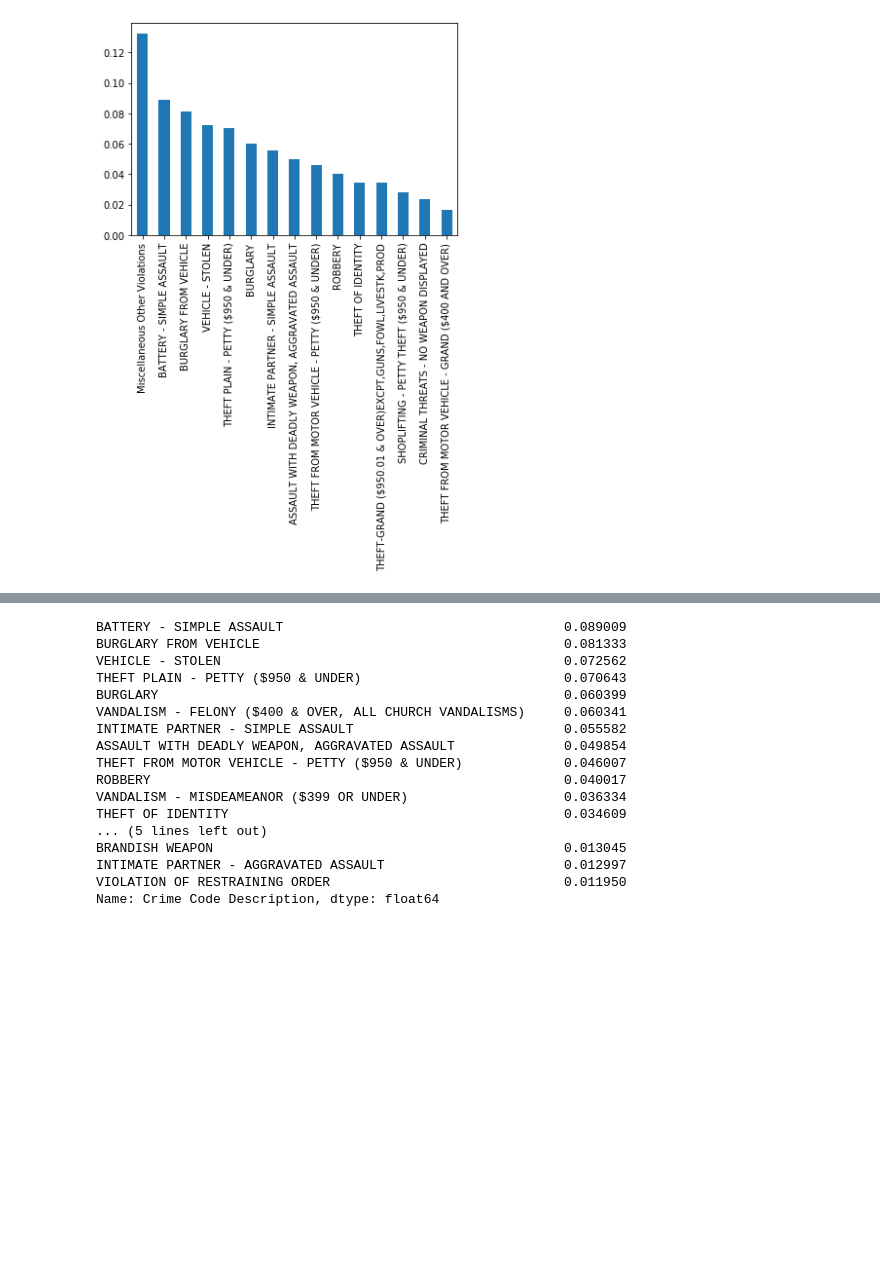
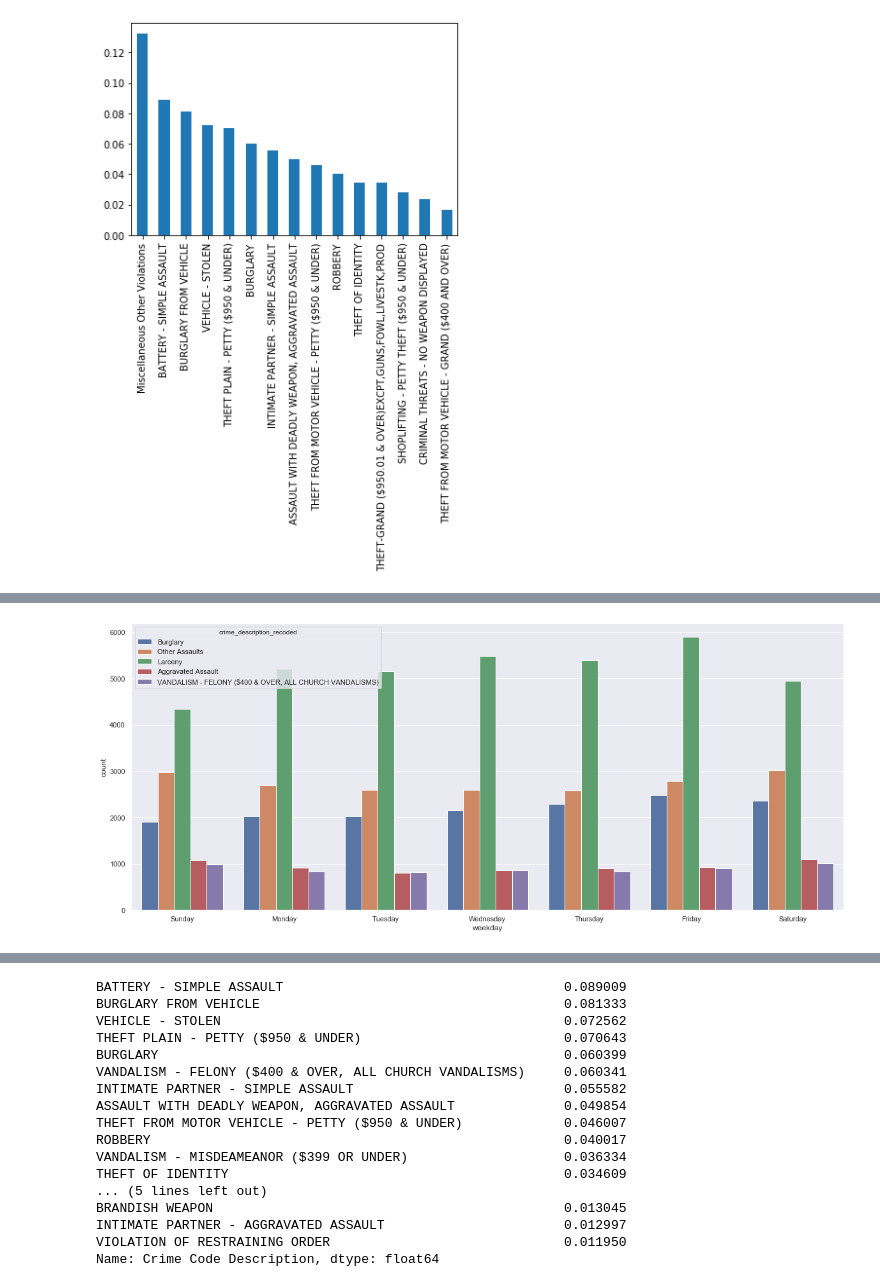
Before and after one commit to abreulastra/crime_analysis, a Jupyter notebook: crime_patterns_LA.ipynb, the cells around one changed output, grey strips where cells are left out. Drawn from its saved outputs; the diff is of its cells as text; code cells hidden in the pictures; blank space fills up the shorter version.

```diff
--- a/crime_patterns_LA.ipynb
+++ b/crime_patterns_LA.ipynb
@@ -45,0 +59,2 @@ arr = prepare_data(arr)
+# %%
+top_crimes = cri['crime_description_recoded'].value_counts().head(5).index
@@ -46 +67,5 @@ arr = prepare_data(arr)
+# %%
+ax = sns.countplot(x="weekday", data=cri[cri['crime_description_recoded'].isin(top_crimes)], hue = 'crime_description_recoded', order=['Sunday','Monday','Tuesday','Wednesday','Thursday','Friday','Saturday'])
+# %% [output]
+[figure, added]
 # %%
```
Also changed, not shown: parts of 5 cells of this notebook.
